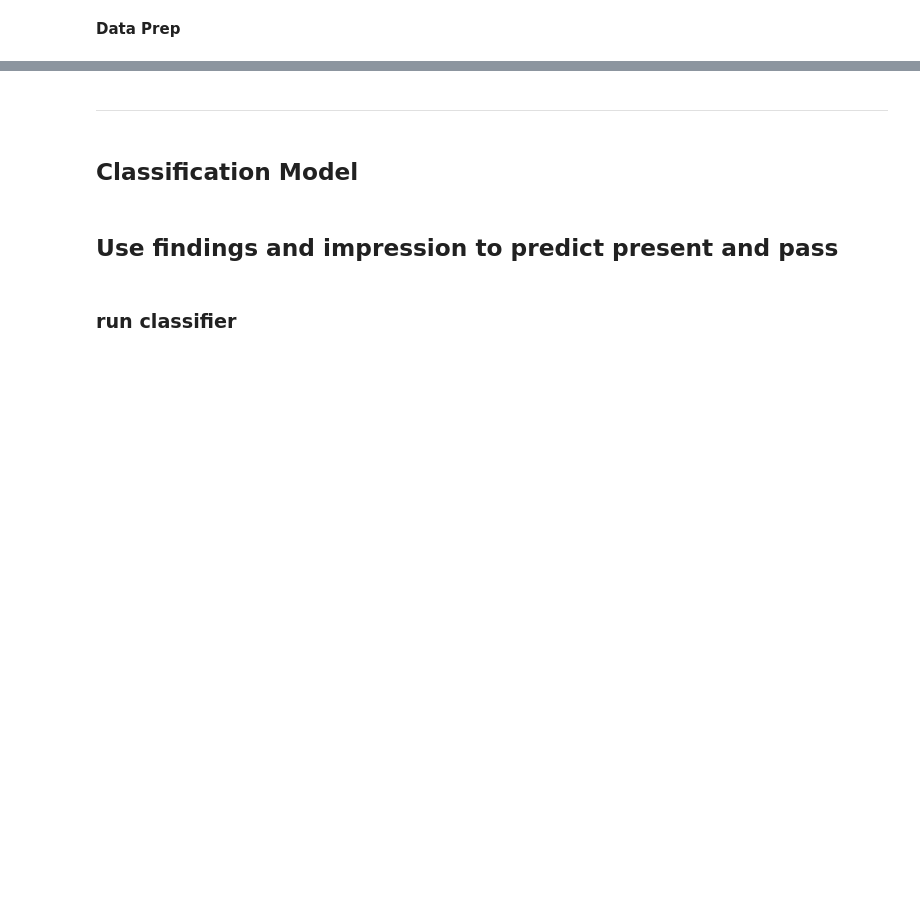
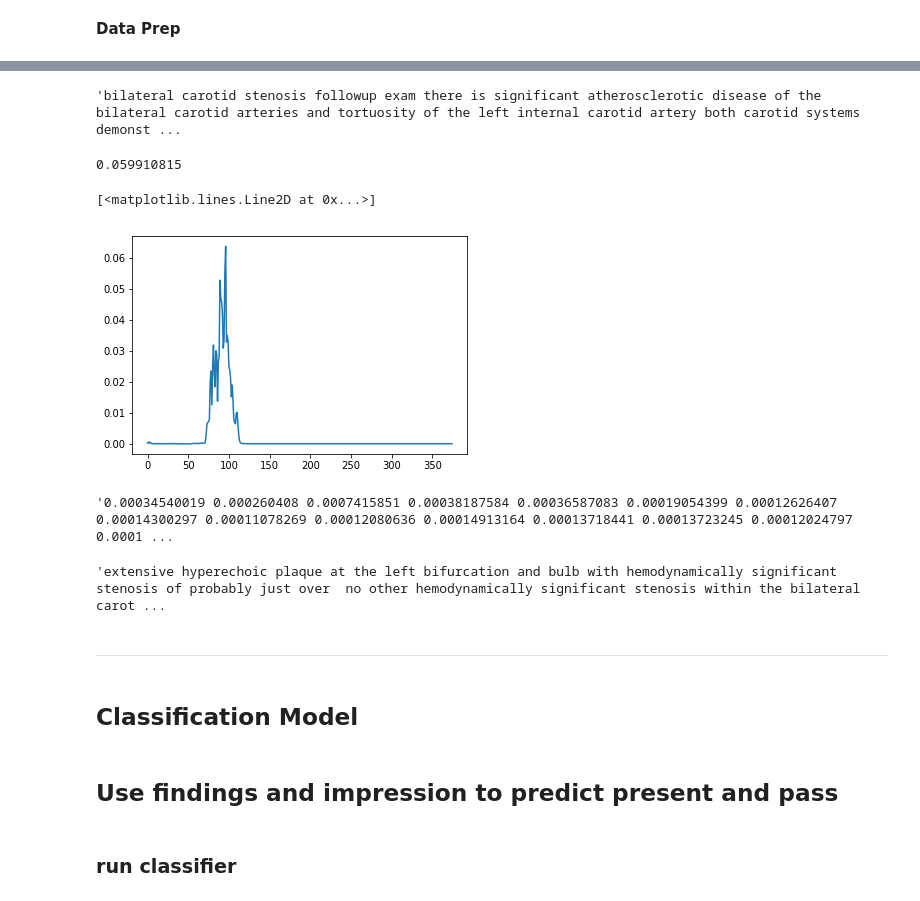
Before and after one commit to zyzzhaoyuzhe/Med-NLP, a Jupyter notebook: Interface.ipynb, the cells around one changed output, grey strips where cells are left out. Saved outputs shown, nothing was run; the diff lists cells and outputs as text; code cells hidden in the pictures; blank space fills up the shorter version.

```diff
--- a/Interface.ipynb
+++ b/Interface.ipynb
@@ -72,23 +85,32 @@ df_processed = pickle.load(open('Data/DataFrame_processed.p', 'rb'))
 ---
 # Data Prep
 # %%
-# To predict PAST
-TO_PREDICT = 'Past'
+TO_PREDICT = 'Grade'
 FIELDS = [
-#     'history',
+    'history',
     'findings',
-#     'comparison',
-    'impression'
+    'comparison',
+    'impression',
+#     'Grade',
+#     'Present',
+#     'Past'
 ]
-df_filtered = df_processed[~df_processed[TO_PREDICT].isnull() & df_processed[TO_PREDICT] != 0].sample(frac=1, random_state=1)
+
+# df_filtered = df_processed[~df_processed[TO_PREDICT].isnull() & (df_processed[TO_PREDICT] != 0)].sample(frac=1, random_state=1)
+df_filtered = df_processed[~df_processed[TO_PREDICT].isnull()].sample(frac=1, random_state=1)
 df_filtered = df_filtered[[TO_PREDICT] + FIELDS]
 
 df_train = df_filtered.iloc[:1220]
 y_train = np.array(df_train[TO_PREDICT].astype(int))
+enc = LabelEncoder()
+enc.fit(y_train)
+y_train = enc.transform(y_train)
 
 df_test = df_filtered.iloc[1220:]
 y_test = np.array(df_test[TO_PREDICT].astype(int))
+y_test = enc.transform(y_test)
 
 print(df_train.shape)
 print(df_test.shape)
+df_filtered[TO_PREDICT].value_counts()
 # %% [output]
@@ -118,9 +146,9 @@ print(x_test.shape)
 from sklearn.svm import LinearSVC, SVC
 from sklearn.linear_model import LogisticRegression
 # svm
-clf = LinearSVC(C=1, loss='squared_hinge')
+# clf = LinearSVC(C=1, loss='squared_hinge')
 #clf = SVC()
-#clf = LogisticRegression(C=3)
+clf = LogisticRegression(C=3)
 
 clf.fit(x_train, y_train)
 coef = clf.coef_.squeeze()
@@ -159,13 +185,17 @@ Index(['Past', 'findings', 'impression'], dtype='object')
+# %%
+maxlen = [100,
+          125,
+          50,
+          100]
 # %%
 x_train_text = utils.Dataframe_Proc.df2text(df_train, df_train.columns[1:])
 word2idx, idx2word = utils.Text_Proc.ngram_vocab_processor(x_train_text, ngram=1, min_count=2)
-x_train = np.array(utils.Text_Proc.encode_texts(x_train_text, word2idx, maxlen=200))
+x_train = np.array(utils.Text_Proc.encode_texts(x_train_text, word2idx, maxlen=sum(maxlen)))
 
-y_train = df_train[TO_PREDICT].values[:, None]
-y_train = np.concatenate([(y_train + 1) / 2, (1 - y_train) / 2], axis=1).astype(np.int)
+enc = OneHotEncoder(sparse=False)
+y_train = enc.fit_transform(y_train[:, None])
 
 x_dev_text = utils.Dataframe_Proc.df2text(df_test, df_test.columns[1:])
 x_dev = np.array(utils.Text_Proc.encode_texts(x_dev_text, word2idx, maxlen=x_train.shape[1]))
 
-y_dev = df_test[TO_PREDICT].values[:, None]
-y_dev = np.concatenate([(y_dev + 1) / 2, (1 - y_dev) / 2], axis=1).astype(np.int)
+y_dev = enc.transform(y_test[:, None])
@@ -395,0 +484,21 @@ maxlen
+# %%
+' '.join(utils.Text_Proc.decode_texts(x_dev[21,:],idx2word))
+# %% [output]
+'bilateral carotid stenosis followup exam there is significant atherosclerotic disease of the bilateral carotid arteries and tortuosity of the left internal carotid artery both carotid systems demonst ...
+# %%
+alpha[5,:,0]
+# %% [output]
+0.059910815
+# %%
+plt.plot(alpha[21,:,0])
+# %% [output]
+[<matplotlib.lines.Line2D at 0x...>]
+[figure, added]
+# %%
+' '.join(map(str, list(alpha[21,:,0])))
+# %% [output]
+'0.00034540019 0.000260408 0.0007415851 0.00038187584 0.00036587083 0.00019054399 0.00012626407 0.00014300297 0.00011078269 0.00012080636 0.00014913164 0.00013718441 0.00013723245 0.00012024797 0.0001 ...
+# %%
+df_test.iloc[5,:]['impression']
+# %% [output]
+'extensive hyperechoic plaque at the left bifurcation and bulb with hemodynamically significant stenosis of probably just over  no other hemodynamically significant stenosis within the bilateral carot ...
```
Also changed, not shown: parts of 24 cells of this notebook, 3 other files.
